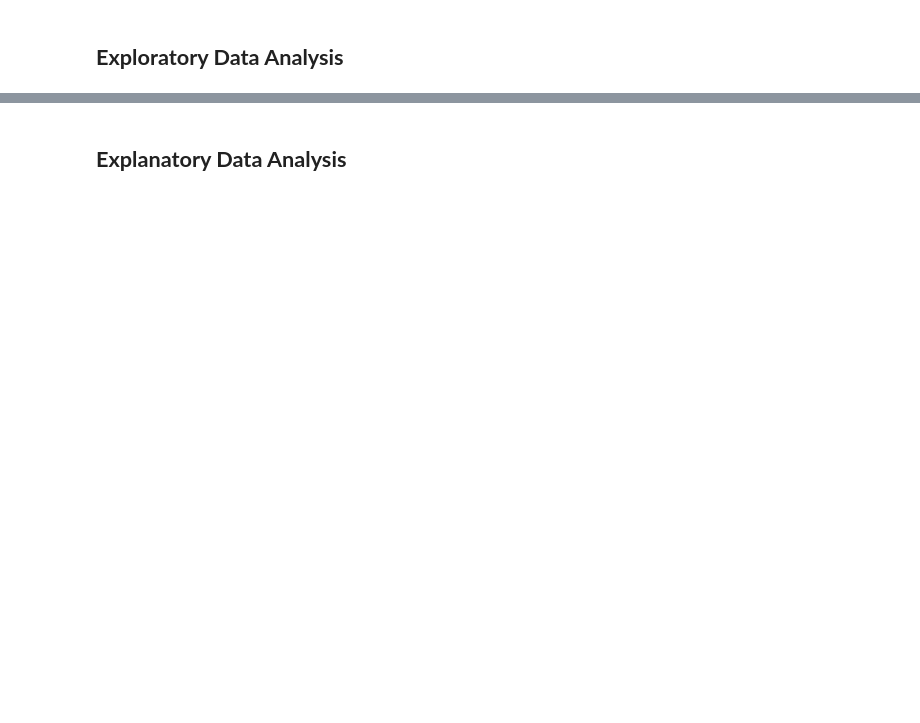
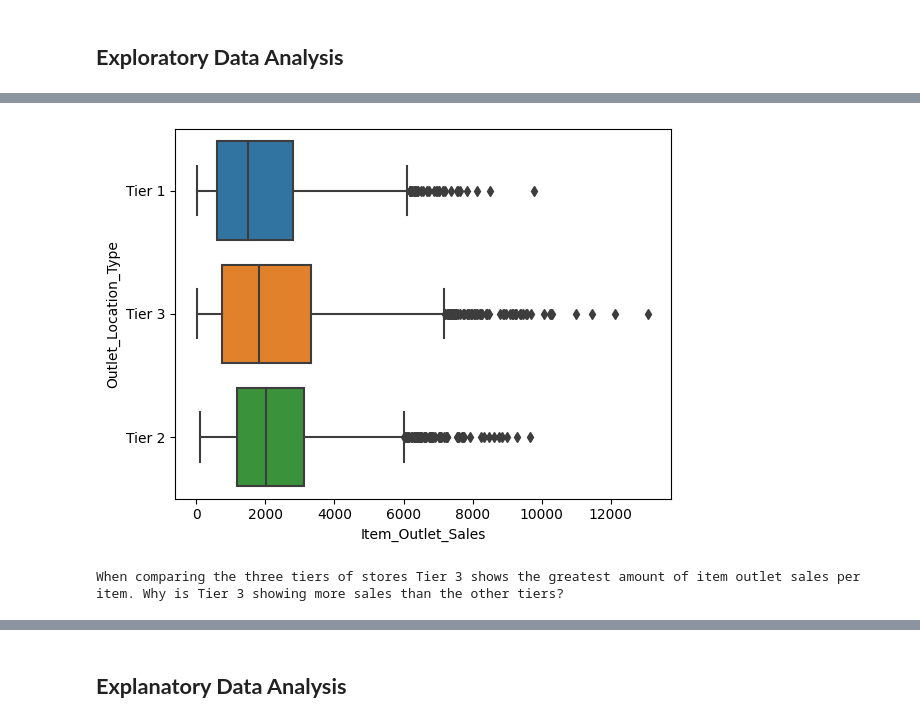
Before and after one commit to kleintjesk/Prediction-of-Product-Sales, a Jupyter notebook: Prediction_of_Product_Sales.ipynb, the cells around one changed output, grey strips where cells are left out. Cells and saved outputs as stored; diff of their text form; code cells hidden in the pictures; blank space fills up the shorter version.

```diff
--- a/Prediction_of_Product_Sales.ipynb
+++ b/Prediction_of_Product_Sales.ipynb
@@ -241,0 +268,10 @@ df.describe()
+# %%
+# Boxplots to view statistical summaries of numerical features in your dataset.
+
+sns.boxplot(data=df, x="Item_Outlet_Sales", y="Outlet_Location_Type");
+# %% [output]
+[figure, added]
+# %%
+print(f'When comparing the three tiers of stores Tier 3 shows the greatest amount of item outlet sales per item. Why is Tier 3 showing more sales than the other tiers?')
+# %% [output]
+When comparing the three tiers of stores Tier 3 shows the greatest amount of item outlet sales per item. Why is Tier 3 showing more sales than the other tiers?
```
Also changed, not shown: parts of 12 cells of this notebook.
